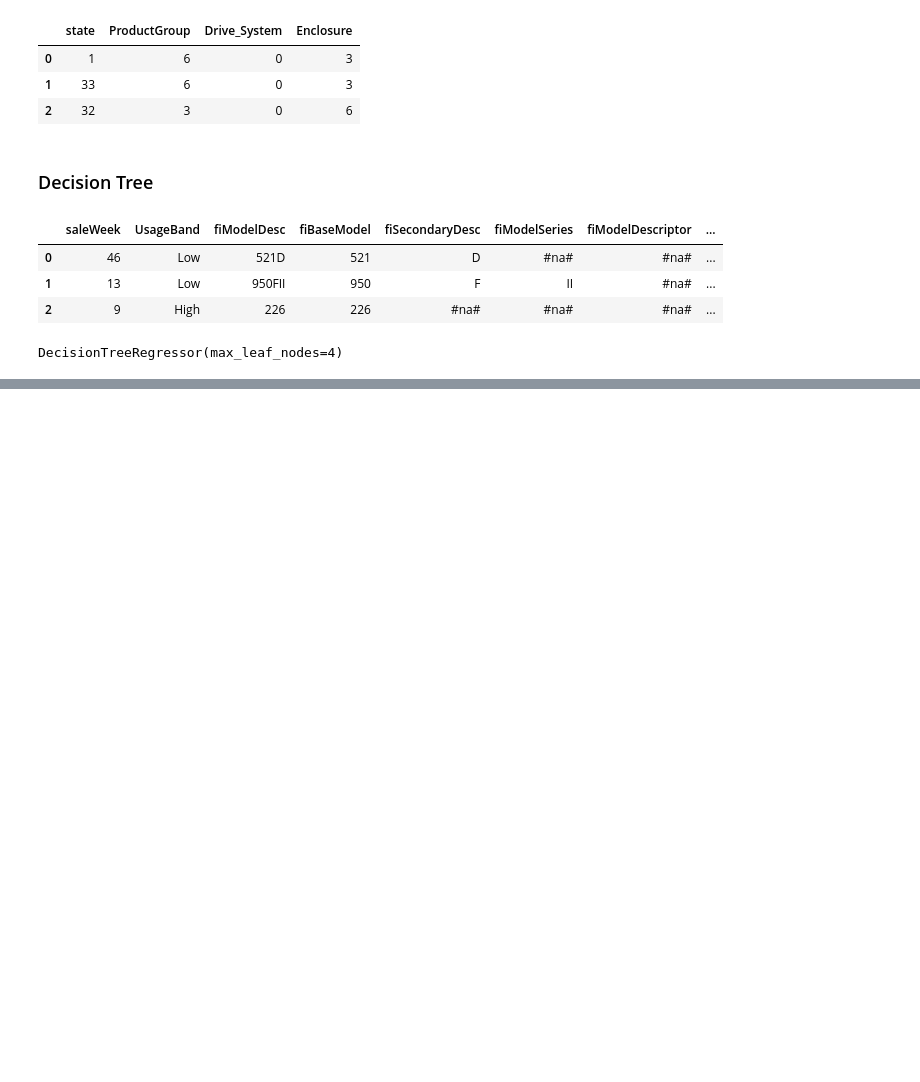
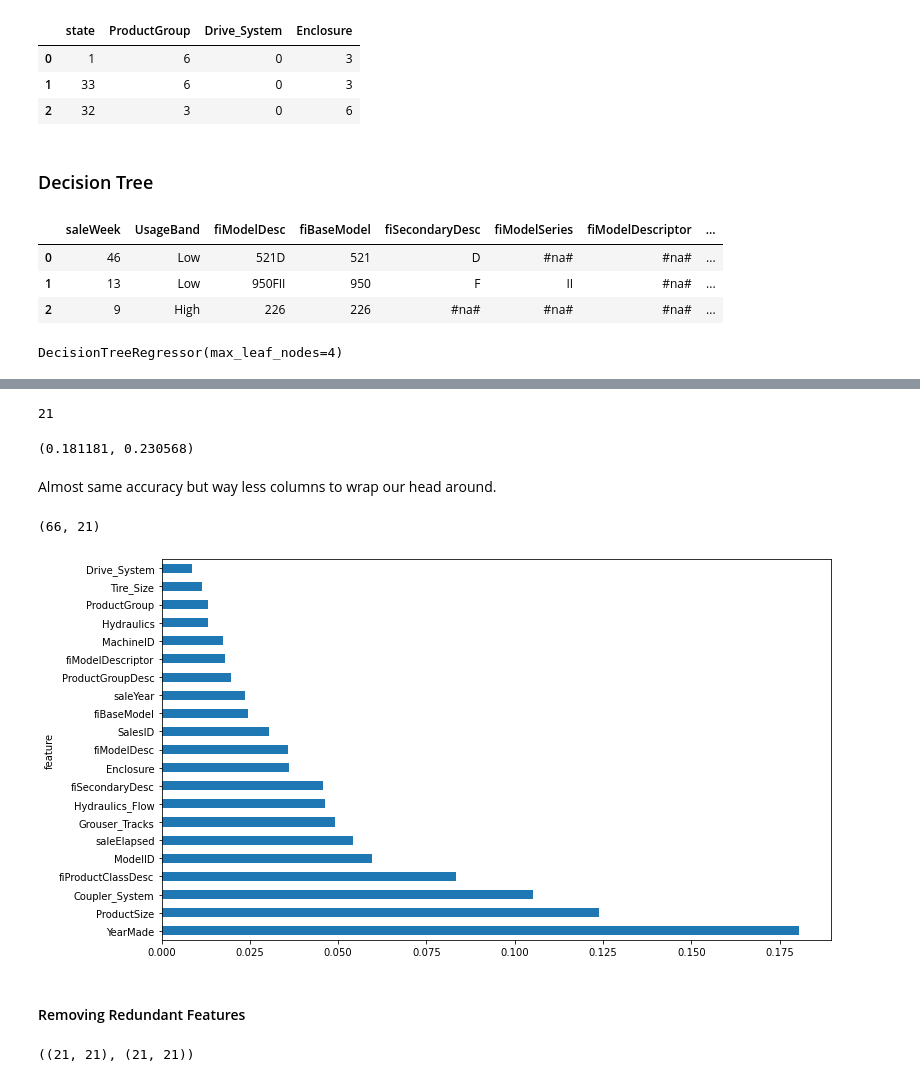
Before and after one commit to huli/fast-ai-course, a Jupyter notebook: chapters/chapter-09-tabular-data.ipynb, the cells around one changed output, grey strips where cells are left out. Saved outputs shown, nothing was run; the diff lists cells and outputs as text; code cells hidden in the pictures; blank space fills up the shorter version.

```diff
--- a/chapters/chapter-09-tabular-data.ipynb
+++ b/chapters/chapter-09-tabular-data.ipynb
@@ -228,0 +427,31 @@ a
+# %%
+# select columns with low feature importance
+fi = rf_feat_importance(m, xs)
+cols_to_keep = fi[fi.importance>.005].feature
+len(cols_to_keep)
+# %% [output]
+21
+# %%
+# lets retrain with only these columns
+xs_imp = xs[cols_to_keep]
+xs_valid_imp = xs_valid[cols_to_keep]
+
+model_restricted = rf(xs_imp, y)
+# %%
+# compare with our unrestricted model
+calculate_rmse(xs_imp, y, model_restricted), \
+    calculate_rmse(xs_valid_imp, y_valid, model_restricted)
+# %% [output]
+(0.181181, 0.230568)
+# %% [markdown]
+Almost same accuracy but way less columns to wrap our head around.
+# %%
+len(xs.columns), len(xs_imp.columns)
+# %% [output]
+(66, 21)
+# %%
+plot_fi(rf_feat_importance(model_restricted, xs_imp));
+# %% [output]
+[figure, added]
+# %% [markdown]
+#### Removing Redundant Features
@@ -228,0 +469,4 @@ a
+# %%
+scipy.stats.spearmanr(xs_imp).correlation.shape, xs_imp.corr(method='spearman').shape
+# %% [output]
+((21, 21), (21, 21))
```
Also changed, not shown: parts of 48 cells of this notebook.
